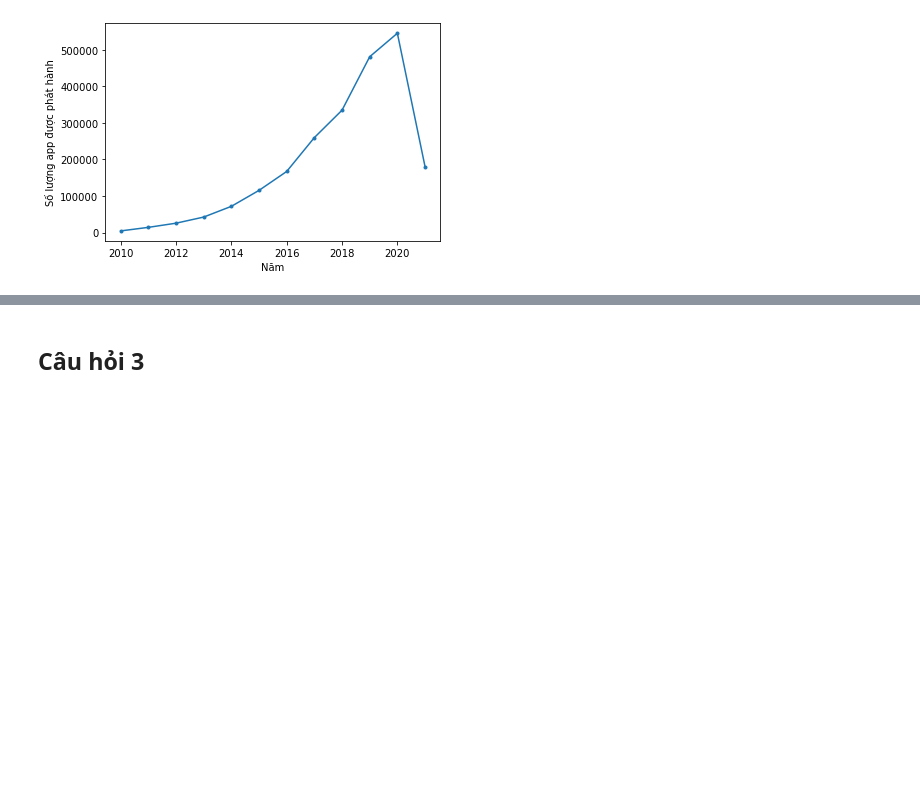
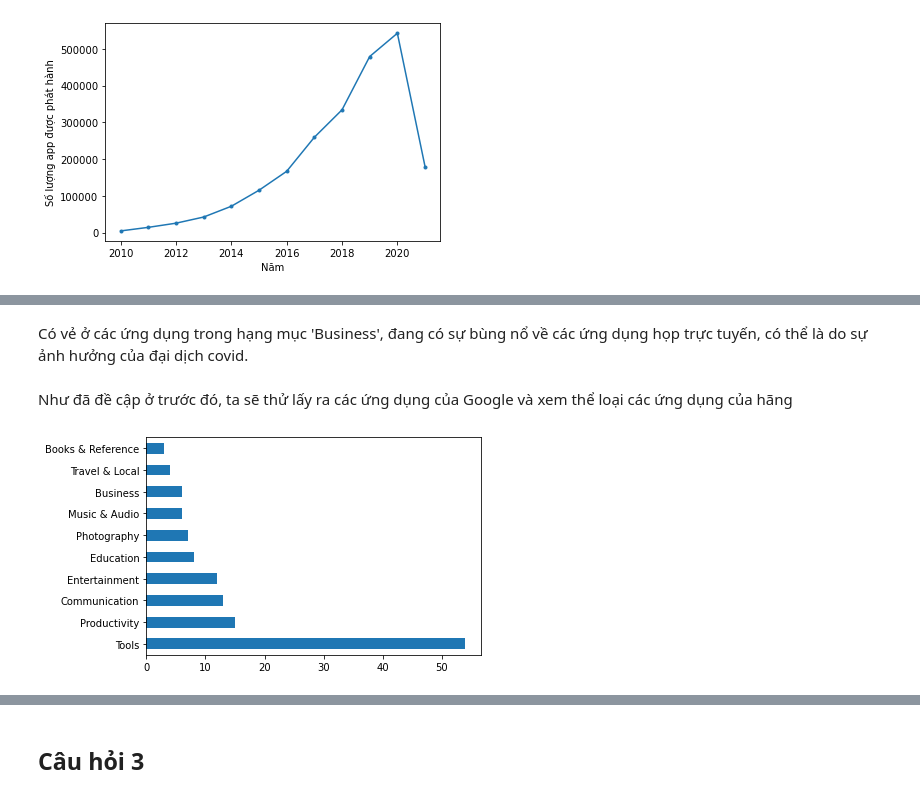
Before and after one commit to Tranmyhan/P4DS-CQ19-FinalProject---LT-KHDL, a Jupyter notebook: LT KHDL CK.ipynb, the cells around one changed output, grey strips where cells are left out. Saved outputs shown, nothing was run; the diff lists cells and outputs as text; code cells hidden in the pictures; blank space fills up the shorter version.

```diff
--- a/LT KHDL CK.ipynb
+++ b/LT KHDL CK.ipynb
@@ -331,0 +646,12 @@ plt.show()
+# %% [markdown]
+Có vẻ ở các ứng dụng trong hạng mục 'Business', đang có sự bùng nổ về các ứng dụng họp trực tuyến, có thể là do sự ảnh hưởng của đại dịch covid.
+# %% [markdown]
+Như đã đề cập ở trước đó, ta sẽ thử lấy ra các ứng dụng của Google và xem thể loại các ứng dụng của hãng
+# %%
+dev_google = df[df['Developer Id'] == 'Google LLC']
+google_cate = dev_google['Category']
+google_cate = google_cate.value_counts()
+google_cate = google_cate[:10]
+google_cate.plot.barh();
+# %% [output]
+[figure, added]
```
Also changed, not shown: parts of 170 cells of this notebook.
